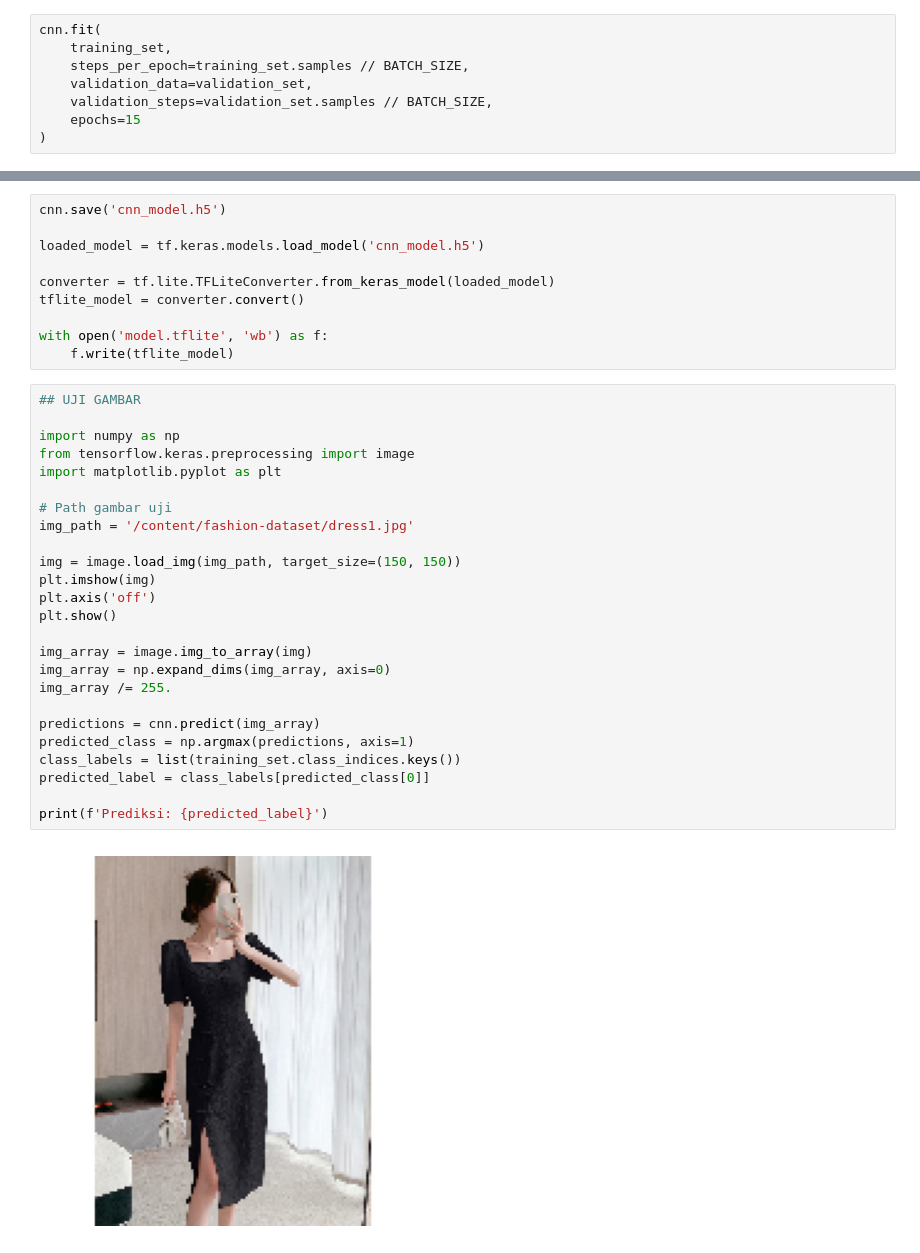
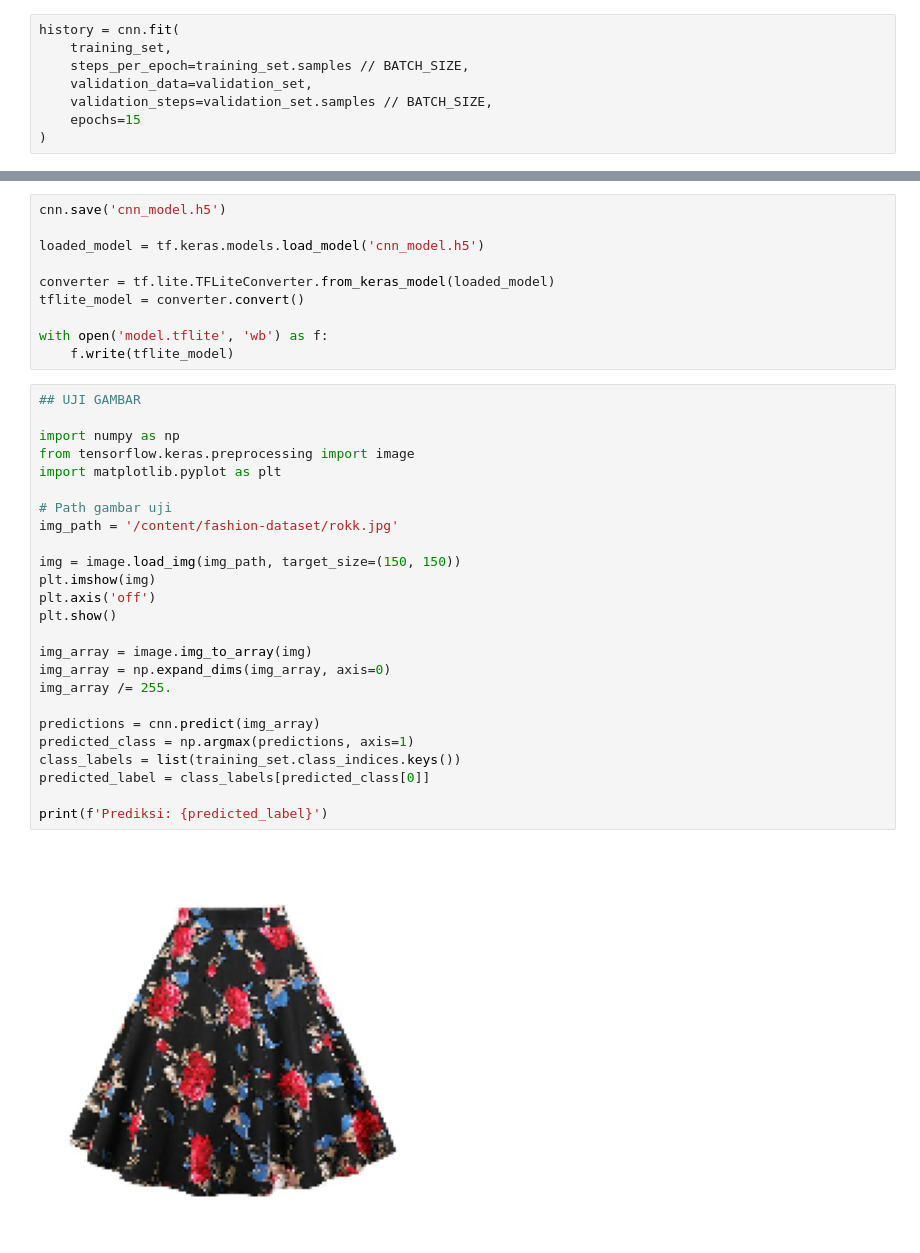
Before and after one commit to jonathans1603/B-Cash, a Jupyter notebook: 25_fix_image_Recognition.ipynb, the cells around one changed output, grey strips where cells are left out. Drawn from its saved outputs; the diff is of its cells as text.

```diff
--- a/25_fix_image_Recognition.ipynb
+++ b/25_fix_image_Recognition.ipynb
@@ -248,7 +225,7 @@ cnn.add(tf.keras.layers.Dense(units=len(desired_article_types), activation='soft
 
 cnn.compile(optimizer='rmsprop', loss='categorical_crossentropy', metrics=['accuracy'])
 # %%
-cnn.fit(
+history = cnn.fit(
     training_set,
     steps_per_epoch=training_set.samples // BATCH_SIZE,
     validation_data=validation_set,
@@ -289,27 +309,27 @@ with open('model.tflite', 'wb') as f:
 # %%
 ## UJI GAMBAR
 
 import numpy as np
 from tensorflow.keras.preprocessing import image
 import matplotlib.pyplot as plt
 
 # Path gambar uji
-img_path = '/content/fashion-dataset/dress1.jpg'
+img_path = '/content/fashion-dataset/rokk.jpg'
 
 img = image.load_img(img_path, target_size=(150, 150))
 plt.imshow(img)
 plt.axis('off')
 plt.show()
 
 img_array = image.img_to_array(img)
 img_array = np.expand_dims(img_array, axis=0)
 img_array /= 255.
 
 predictions = cnn.predict(img_array)
 predicted_class = np.argmax(predictions, axis=1)
 class_labels = list(training_set.class_indices.keys())
 predicted_label = class_labels[predicted_class[0]]
 
 print(f'Prediksi: {predicted_label}')
 # %% [output]
-[figure, old version]
+[figure, new version]
```
Also changed, not shown: parts of 14 cells of this notebook.
